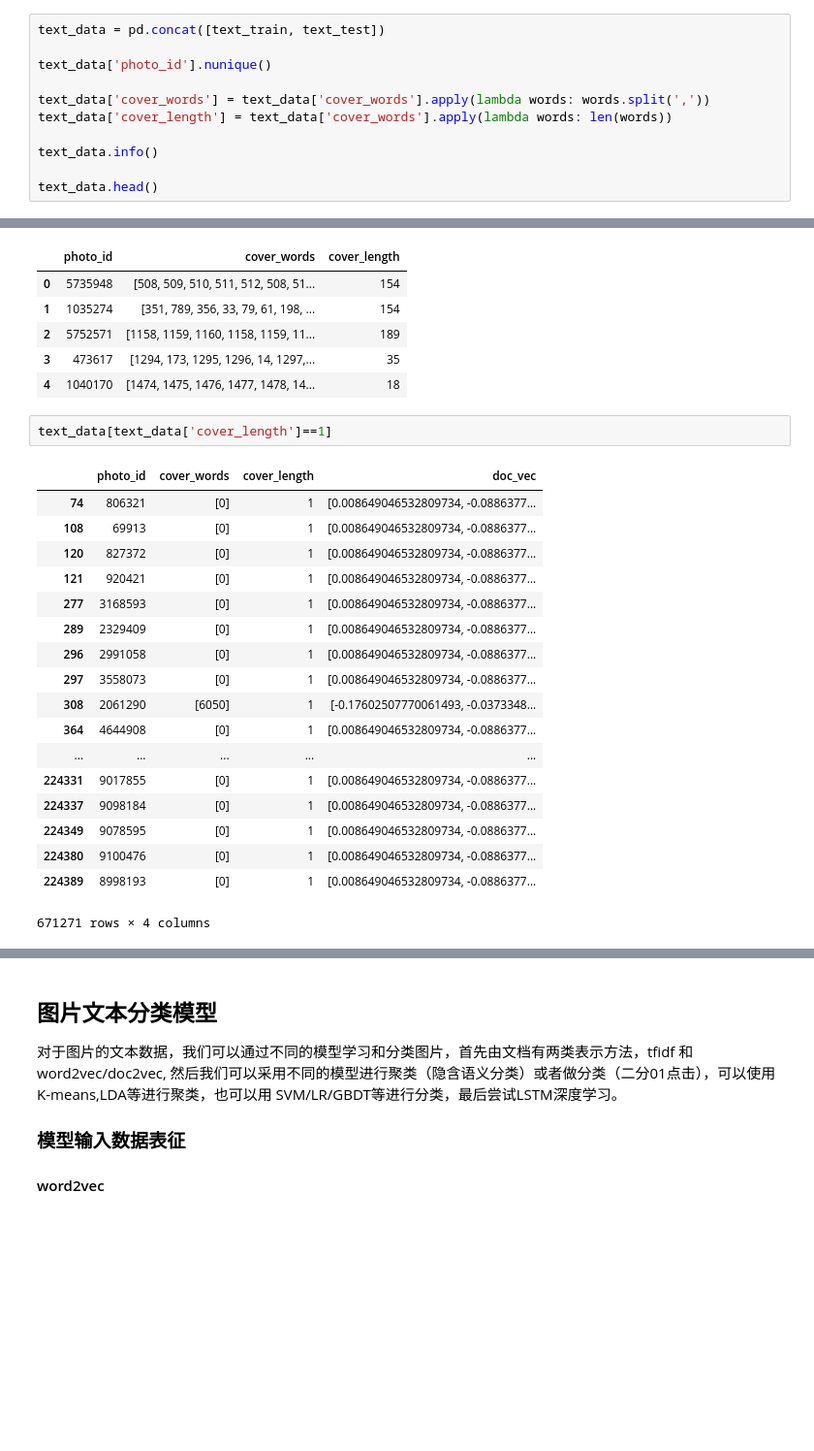
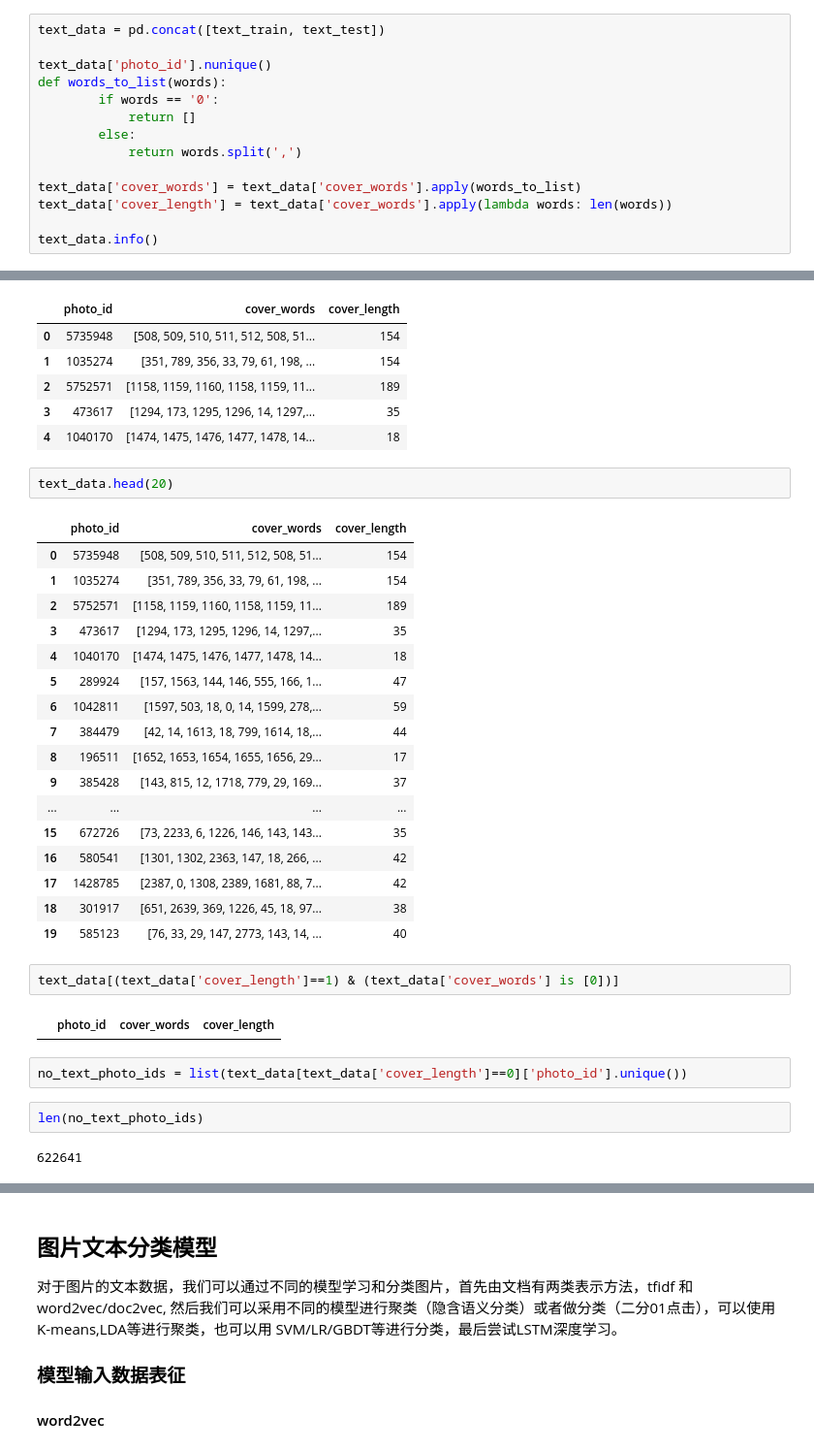
Before and after one commit to kitianFresh/kuaishou, a Jupyter notebook: eda-item-features.ipynb, the cells around one changed output, grey strips where cells are left out. Shown at 97% size. Drawn from its saved outputs; the diff is of its cells as text; blank space fills up the shorter version.

```diff
--- a/eda-item-features.ipynb
+++ b/eda-item-features.ipynb
@@ -80,13 +80,16 @@ plt.ylabel('Number of users in each photo', fontsize=12)
 text_data = pd.concat([text_train, text_test])
 
 text_data['photo_id'].nunique()
+def words_to_list(words):
+        if words == '0':
+            return []
+        else:
+            return words.split(',')
 
-text_data['cover_words'] = text_data['cover_words'].apply(lambda words: words.split(','))
+text_data['cover_words'] = text_data['cover_words'].apply(words_to_list)
 text_data['cover_length'] = text_data['cover_words'].apply(lambda words: len(words))
 
 text_data.info()
-
-text_data.head()
 # %% [output]
 <class 'pandas.core.frame.DataFrame'>
 Int64Index: 1337176 entries, 0 to 224394
@@ -102,24 +105,33 @@ memory usage: 40.8+ MB
 | 2 | 5752571 | [1158, 1159, 1160, 1158, 1159, 11... | 189 |
 | 3 | 473617 | [1294, 173, 1295, 1296, 14, 1297,... | 35 |
 | 4 | 1040170 | [1474, 1475, 1476, 1477, 1478, 14... | 18 |
+# %%
+text_data.head(20)
+# %% [output]
+|  | photo_id | cover_words | cover_length |
+| 0 | 5735948 | [508, 509, 510, 511, 512, 508, 51... | 154 |
+| 1 | 1035274 | [351, 789, 356, 33, 79, 61, 198, ... | 154 |
+| 2 | 5752571 | [1158, 1159, 1160, 1158, 1159, 11... | 189 |
+| 3 | 473617 | [1294, 173, 1295, 1296, 14, 1297,... | 35 |
+| 4 | 1040170 | [1474, 1475, 1476, 1477, 1478, 14... | 18 |
+| 5 | 289924 | [157, 1563, 144, 146, 555, 166, 1... | 47 |
+| 6 | 1042811 | [1597, 503, 18, 0, 14, 1599, 278,... | 59 |
+| 7 | 384479 | [42, 14, 1613, 18, 799, 1614, 18,... | 44 |
+| 8 | 196511 | [1652, 1653, 1654, 1655, 1656, 29... | 17 |
+| 9 | 385428 | [143, 815, 12, 1718, 779, 29, 169... | 37 |
+| ... | ... | ... | ... |
+| 15 | 672726 | [73, 2233, 6, 1226, 146, 143, 143... | 35 |
+| 16 | 580541 | [1301, 1302, 2363, 147, 18, 266, ... | 42 |
+| 17 | 1428785 | [2387, 0, 1308, 2389, 1681, 88, 7... | 42 |
+| 18 | 301917 | [651, 2639, 369, 1226, 45, 18, 97... | 38 |
+| 19 | 585123 | [76, 33, 29, 147, 2773, 143, 14, ... | 40 |
 # %%
-text_data[text_data['cover_length']==1]
+text_data[(text_data['cover_length']==1) & (text_data['cover_words'] is [0])]
 # %% [output]
-|  | photo_id | cover_words | cover_length | doc_vec |
-| 74 | 806321 | [0] | 1 | [0.008649046532809734, -0.0886377... |
-| 108 | 69913 | [0] | 1 | [0.008649046532809734, -0.0886377... |
-| 120 | 827372 | [0] | 1 | [0.008649046532809734, -0.0886377... |
-| 121 | 920421 | [0] | 1 | [0.008649046532809734, -0.0886377... |
-| 277 | 3168593 | [0] | 1 | [0.008649046532809734, -0.0886377... |
-| 289 | 2329409 | [0] | 1 | [0.008649046532809734, -0.0886377... |
-| 296 | 2991058 | [0] | 1 | [0.008649046532809734, -0.0886377... |
-| 297 | 3558073 | [0] | 1 | [0.008649046532809734, -0.0886377... |
-| 308 | 2061290 | [6050] | 1 | [-0.17602507770061493, -0.0373348... |
-| 364 | 4644908 | [0] | 1 | [0.008649046532809734, -0.0886377... |
-| ... | ... | ... | ... | ... |
-| 224331 | 9017855 | [0] | 1 | [0.008649046532809734, -0.0886377... |
-| 224337 | 9098184 | [0] | 1 | [0.008649046532809734, -0.0886377... |
-| 224349 | 9078595 | [0] | 1 | [0.008649046532809734, -0.0886377... |
-| 224380 | 9100476 | [0] | 1 | [0.008649046532809734, -0.0886377... |
-| 224389 | 8998193 | [0] | 1 | [0.008649046532809734, -0.0886377... |
+|  | photo_id | cover_words | cover_length |
-671271 rows × 4 columns
+# %%
+no_text_photo_ids = list(text_data[text_data['cover_length']==0]['photo_id'].unique())
+# %%
+len(no_text_photo_ids)
+# %% [output]
+622641
```
Also changed, not shown: parts of 8 cells of this notebook, 7 other files.
